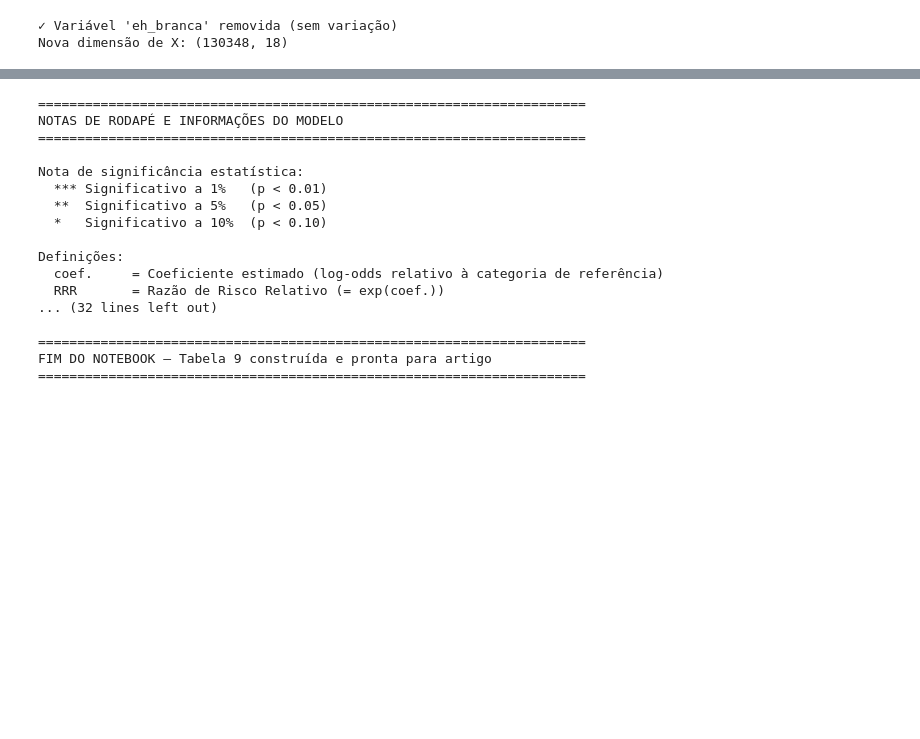
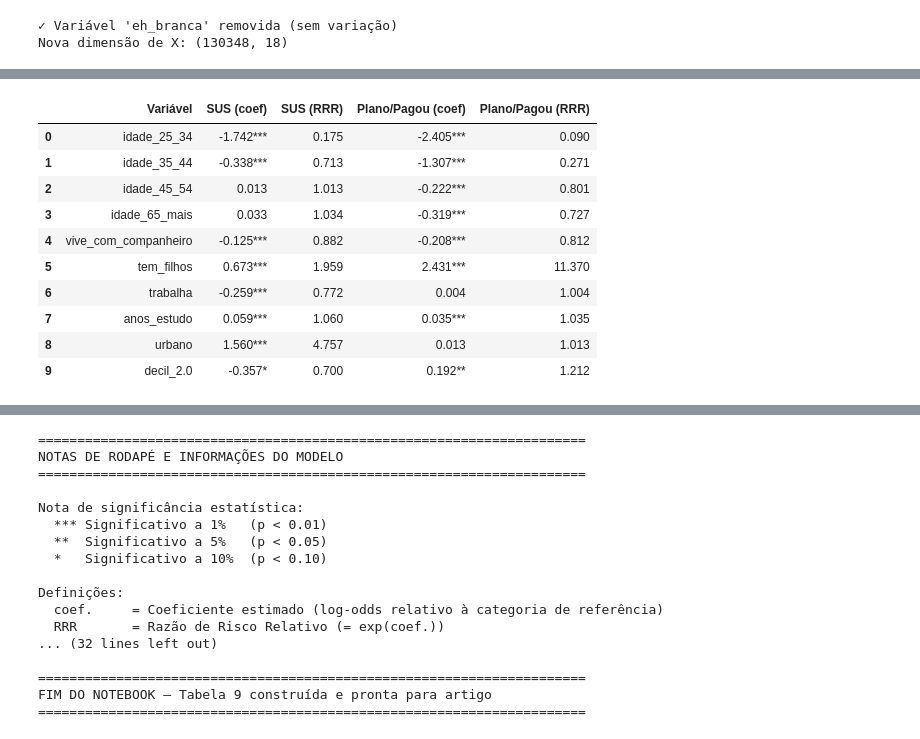
Before and after one commit to DSEduhpy/pns_analysis_2013_2019, a Jupyter notebook: notebooks/09_Tabela09_logit_multinomial_mamografia.ipynb, the cells around one changed output, grey strips where cells are left out. Cells and saved outputs as stored; diff of their text form; code cells hidden in the pictures; blank space fills up the shorter version.

Commit message:
Tabela 9 corrigida

```diff
--- a/notebooks/09_Tabela09_logit_multinomial_mamografia.ipynb
+++ b/notebooks/09_Tabela09_logit_multinomial_mamografia.ipynb
@@ -162,7 +162,13 @@ def build_multinomial_mammography_outcome(df_input):
     # --- Codificar categorias mutuamente exclusivas ---
     # Garantir que apenas UMA fonte de pagamento está marcada
 
-    dfc.loc[dfc['mamografia_quando'].isna(), 'y_mamografia'] = 0
+    dfc.loc[
+    (dfc['mamografia_sus'] != 1) &
+    (dfc['mamografia_plano'] != 1) &
+    (dfc['mamografia_paga'] != 1),
+    'y_mamografia'
+] = 0
+
 
 
     # Categoria 1: Fez pelo SUS (e NÃO por outras fontes)
@@ -821,0 +715,75 @@ Dimensões:
+# %%
+# ============================================================
+# 6. ESTIMAÇÃO DO MODELO LOGIT MULTINOMIAL
+# ============================================================
+
+print("\n" + "="*70)
+print("ESTIMAÇÃO DO MODELO LOGIT MULTINOMIAL")
+print("="*70)
+
+X_modelo = sm.add_constant(X_final, has_constant="add").astype(float)
+y_modelo = y_final.copy()
+
+resultado = sm.MNLogit(y_modelo, X_modelo).fit(method="newton", disp=False)
+
+print(f"✓ Modelo estimado com sucesso")
+print(f"  Convergência: {resultado.converged}")
+
+# ============================================================
+# 7. EXTRAÇÃO DE RESULTADOS E CÁLCULO DE RRR
+# ============================================================
+
+coeficientes = resultado.params
+rrr_valores = np.exp(coeficientes)
+
+p_valores = resultado.pvalues
+tem_pvalor = True
+
+def format_coef(coef, pval=None, casas=3):
+    if pval < 0.01:
+        return f"{coef:.{casas}f}***"
+    elif pval < 0.05:
+        return f"{coef:.{casas}f}**"
+    elif pval < 0.10:
+        return f"{coef:.{casas}f}*"
+    else:
+        return f"{coef:.{casas}f}"
+
+mapa_categorias = {
+    1: 'SUS',
+    2: 'Plano/Pagou'
+}
+
+linhas = []
+
+for var in coeficientes.index:
+    if var == "const":
+        continue
+
+    linha = {"Variável": var}
+
+    for cat in coeficientes.columns:
+        if int(cat) == 0:
+            continue
+
+        nome_cat = mapa_categorias[int(cat)]
+        coef = coeficientes.loc[var, cat]
+        rrr = rrr_valores.loc[var, cat]
+        pval = p_valores.loc[var, cat]
+
+        linha[f"{nome_cat} (coef)"] = format_coef(coef, pval)
+        linha[f"{nome_cat} (RRR)"] = f"{rrr:.3f}"
+
+    linhas.append(linha)
+
+df_tabela9 = pd.DataFrame(linhas)
+
+df_tabela9 = df_tabela9[
+    ["Variável",
+     "SUS (coef)", "SUS (RRR)",
+     "Plano/Pagou (coef)", "Plano/Pagou (RRR)"]
+]
+
+print(f"\n✓ Tabela 9 construída com {len(df_tabela9)} variáveis")
+df_tabela9.head(10)
+# %% [output]
@@ -822,3 +797,14 @@ Dimensões:
+|  | Variável | SUS (coef) | SUS (RRR) | Plano/Pagou (coef) | Plano/Pagou (RRR) |
+| 0 | idade_25_34 | -1.742*** | 0.175 | -2.405*** | 0.090 |
+| 1 | idade_35_44 | -0.338*** | 0.713 | -1.307*** | 0.271 |
+| 2 | idade_45_54 | 0.013 | 1.013 | -0.222*** | 0.801 |
+| 3 | idade_65_mais | 0.033 | 1.034 | -0.319*** | 0.727 |
+| 4 | vive_com_companheiro | -0.125*** | 0.882 | -0.208*** | 0.812 |
+| 5 | tem_filhos | 0.673*** | 1.959 | 2.431*** | 11.370 |
+| 6 | trabalha | -0.259*** | 0.772 | 0.004 | 1.004 |
+| 7 | anos_estudo | 0.059*** | 1.060 | 0.035*** | 1.035 |
+| 8 | urbano | 1.560*** | 4.757 | 0.013 | 1.013 |
+| 9 | decil_2.0 | -0.357* | 0.700 | 0.192** | 1.212 |
 # %%
 # ============================================================
 # 8. FORMATAÇÃO E EXIBIÇÃO FINAL DA TABELA 9
```
Also changed, not shown: parts of 4 cells of this notebook, 1 other file.
